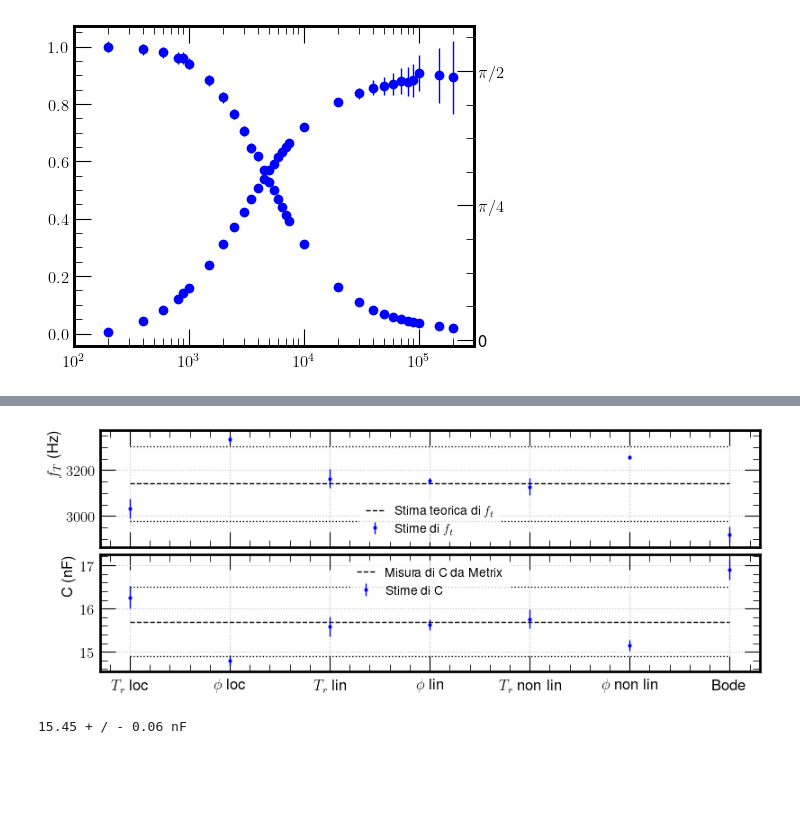
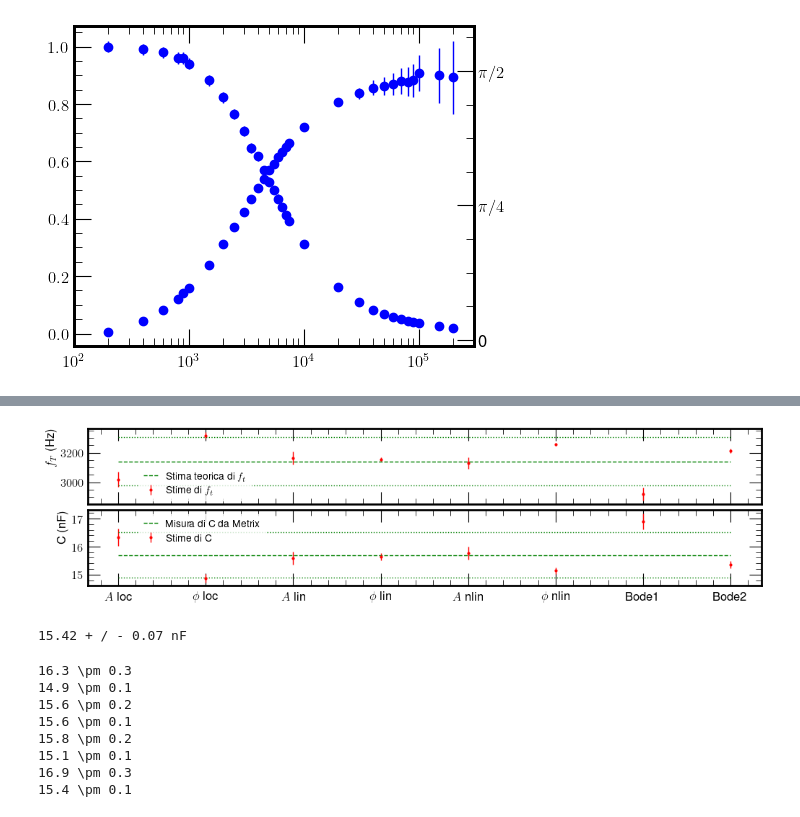
Before and after one commit to Fra005Ve/G09---SF2-, a Jupyter notebook: RC in frequenza/RCfrequenza.ipynb, the cells around one changed output, grey strips where cells are left out. Saved outputs shown, nothing was run; the diff lists cells and outputs as text; code cells hidden in the pictures; blank space fills up the shorter version.

```diff
--- a/RC in frequenza/RCfrequenza.ipynb
+++ b/RC in frequenza/RCfrequenza.ipynb
@@ -565,0 +637,19 @@ print(round(10**log_ftbode), '+/-', round(10**(slog_ftbode+log_ftbode)-10**log_f
+# %%
+# Fit di Bode
+valbode2, covbode2 = curve_fit(bodesbagliato, np.log10(f[f > 8e3]/10**3), 20*np.log10(Tf[f > 8e3]), method='lm' ,sigma=sTf[f > 8e3]/Tf[f > 8e3], absolute_sigma=True)
+
+residuBode2 = Tf[f > 8e3] - 10**(bodesbagliato(np.log10(f[f > 8e3]/10**3), *valbode2)/20)
+chi2bode2 = np.sum((residuBode/sTf[f > 8e3])**2)
+
+print(chi2bode2/(len(sTf[f > 8e3])-2))
+
+print(valbode2, '\n' , np.sqrt(np.diag(covbode2))) # Se voglio vedere i -20 dB su decade basta moltiplicare questo per 20
+
+a2 = valbode2[0]
+sa2 = covbode2[0,0]**0.5
+
+print(a2, sa2)
+print(10**(a2/20), " +/- ", np.log(10)/20 * 10**(a2/20) * sa2)
+
+frequenze.append(10**(a2/20)*1000)
+sfrequenze.append(np.log(10)/20 * 10**(a2/20) * sa2 * 1000)
@@ -610,48 +719,45 @@ plt.savefig('Bode.png',
 # %%
 R = 3227
 sR = 24
 
 capacita = (2 * np.pi * R * np.array(frequenze))**-1
 scapacita = capacita * np.sqrt((np.array(sfrequenze)/np.array(frequenze)) ** 2  + (sR/R)**2)
 
-fig, ax = plt.subplots(2,1, figsize=(8,3),sharex=True, constrained_layout = True, height_ratios=[1, 1])
+fig, ax = plt.subplots(2,1, figsize=(10,2.5),sharex=True, constrained_layout = True, height_ratios=[1, 1])
 x_f = np.arange(0,len(frequenze))
-ax[0].errorbar(x_f, frequenze, yerr = sfrequenze, label = r"Stime di $f_t$", fmt = 'o', ms = 2)
-ax[0].plot(x_f, np.full(7, 3142), label = r"Stima teorica di $f_t$" , linestyle = "--", color = "k" )
-ax[0].plot(x_f, np.full(7, 2980), linestyle = ":", color = "k" )
-ax[0].plot(x_f, np.full(7, 3305), linestyle = ":", color = "k" )
+ax[0].errorbar(x_f, frequenze, yerr = sfrequenze, label = r"Stime di $f_t$", fmt = 'ro', ms = 2)
+ax[0].plot(x_f, np.full(8, 3142), label = r"Stima teorica di $f_t$" , linestyle = "--", color = "g" )
+ax[0].plot(x_f, np.full(8, 2980), linestyle = ":", color = "g" )
+ax[0].plot(x_f, np.full(8, 3305), linestyle = ":", color = "g" )
 
 
-ax[1].errorbar(x_f, capacita*10**9, yerr = scapacita*10**9, label = "Stime di C", fmt = 'o', ms = 2)
+ax[1].errorbar(x_f, capacita*10**9, yerr = scapacita*10**9, label = "Stime di C", fmt = 'ro', ms = 2)
 
-ax[1].plot(x_f, np.full(7, 15.7), label = "Misura di C da Metrix" , linestyle = "--", color = "k" )
-ax[1].plot(x_f, np.full(7, 14.9), linestyle = ":", color = "k" )
-ax[1].plot(x_f, np.full(7, 16.5), linestyle = ":", color = "k" )
+ax[1].plot(x_f, np.full(8, 15.7), label = "Misura di C da Metrix" , linestyle = "--", color = "g" )
+ax[1].plot(x_f, np.full(8, 14.9), linestyle = ":", color = "g" )
+ax[1].plot(x_f, np.full(8, 16.5), linestyle = ":", color = "g" )
 
-ax[0].legend(loc = "lower center")
-ax[1].legend(loc = "upper center")
-
-ax[0].grid(True)
-ax[1].grid(True)
+ax[0].legend(loc = (0.075,0.05))
+ax[1].legend(loc = (0.075,0.5))
 
 ax[0].set_ylabel(r"$f_T$ (Hz)")
 ax[1].set_ylabel(r"C (nF)")
 
-my_xticks = [r'$T_r$ loc', r'$\phi$ loc', r'$T_r$ lin', r'$\phi$ lin', r'$T_r$ non lin', r'$\phi$ non lin', r'Bode']
+my_xticks = [r'$A$ loc', r'$\phi$ loc', r'$A$ lin', r'$\phi$ lin', r'$A$ nlin', r'$\phi$ nlin', r'Bode1', r"Bode2"]
 plt.xticks(x_f, my_xticks)
 
-plt.savefig('Risultati.png',
+plt.savefig('Risultati minifigure.png',
            bbox_inches ="tight",
            pad_inches = 0.2,
            transparent = True,
            facecolor ="w",
            edgecolor ='w',
            orientation ='Portrait',
-           dpi = 100)
+           dpi = 200)
 
 plt.show()
 # %% [output]
-[figure, old version]
+[figure, new version]
 # %%
 calcoloc = capacita[capacita < 18]
 scalcoloc = scapacita[capacita < 18]
@@ -659,6 +765,8 @@ scalcoloc = scapacita[capacita < 18]
 mediapesata = 0
 sy2 = 0
 for i in range(len(calcoloc)):
+    if i == 6 or i < 2:
+        continue
     mediapesata += calcoloc[i]/scalcoloc[i]**2
     sy2 += 1/scalcoloc[i]**2
 
@@ -666,7 +774,19 @@ mediapesata = mediapesata/sy2
 smediapesata = np.sqrt(1/sy2)
 print(round(mediapesata*10**9,2), "+ / -", round(smediapesata*10**9, 2), "nF")
 # %% [output]
-15.45 + / - 0.06 nF
+15.42 + / - 0.07 nF
+# %%
+for i in range(len(capacita)):
+    print(round(capacita[i]*10**9, 1), r"\pm", round(scapacita[i]*10**9, 1))
+# %% [output]
+16.3 \pm 0.3
+14.9 \pm 0.1
+15.6 \pm 0.2
+15.6 \pm 0.1
+15.8 \pm 0.2
+15.1 \pm 0.1
+16.9 \pm 0.3
+15.4 \pm 0.1
 # %%
 # Fit di Bode
 valorib = []
```
Also changed, not shown: parts of 18 cells of this notebook, 12 other files.
